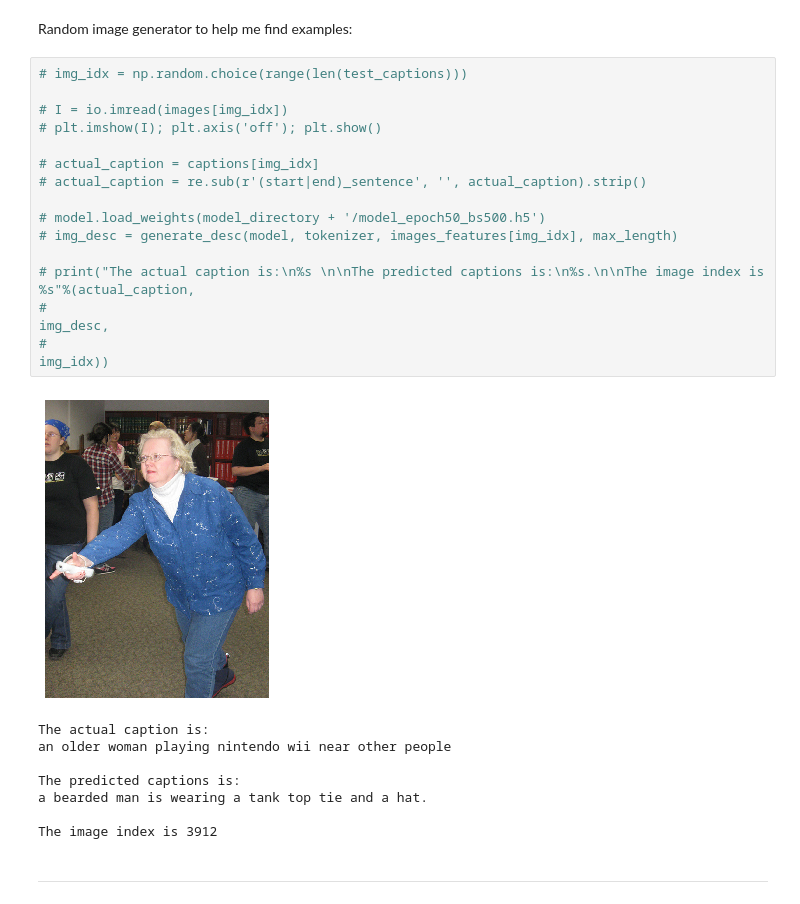
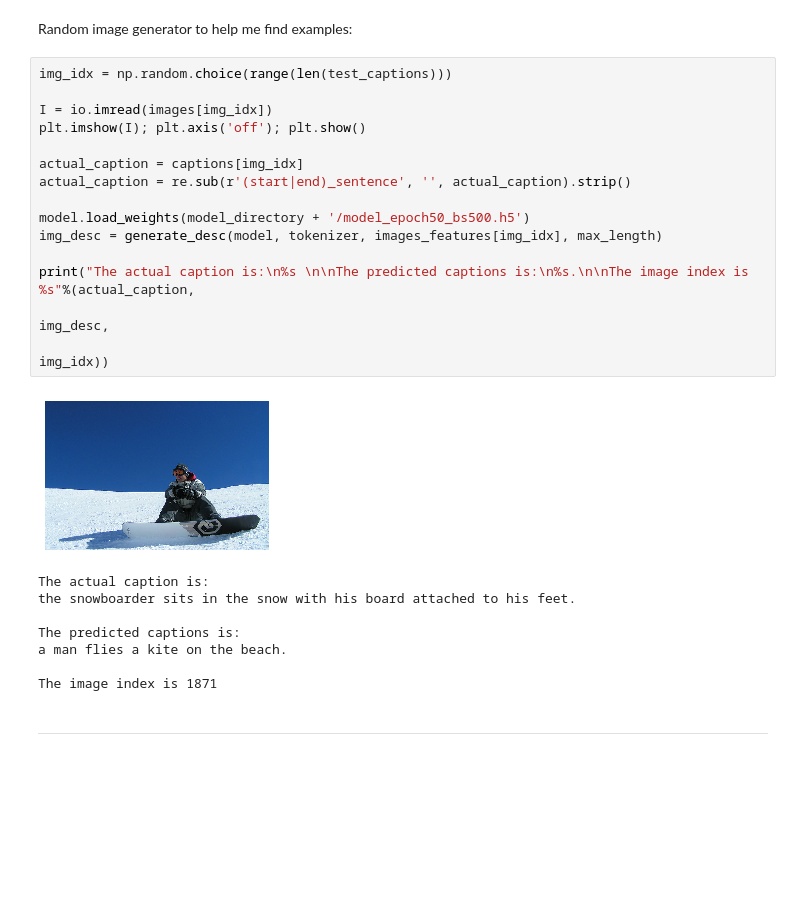
Before and after one commit to TianyuanCai/image_captioning, a Jupyter notebook: ImageCaptioning_CaiTianyuan_Solution.ipynb, the cells around one changed output. Saved outputs shown, nothing was run; the diff lists cells and outputs as text; blank space fills up the shorter version.

```diff
--- a/ImageCaptioning_CaiTianyuan_Solution.ipynb
+++ b/ImageCaptioning_CaiTianyuan_Solution.ipynb
@@ -1002,29 +976,29 @@ Resulting BLEU score is 1.3926576473519284e-231
 # %% [markdown]
 Random image generator to help me find examples:
 # %%
-# img_idx = np.random.choice(range(len(test_captions)))
+img_idx = np.random.choice(range(len(test_captions)))
 
-# I = io.imread(images[img_idx])
-# plt.imshow(I); plt.axis('off'); plt.show()
+I = io.imread(images[img_idx])
+plt.imshow(I); plt.axis('off'); plt.show()
 
-# actual_caption = captions[img_idx]
-# actual_caption = re.sub(r'(start|end)_sentence', '', actual_caption).strip()
+actual_caption = captions[img_idx]
+actual_caption = re.sub(r'(start|end)_sentence', '', actual_caption).strip()
 
-# model.load_weights(model_directory + '/model_epoch50_bs500.h5')
-# img_desc = generate_desc(model, tokenizer, images_features[img_idx], max_length)
+model.load_weights(model_directory + '/model_epoch50_bs500.h5')
+img_desc = generate_desc(model, tokenizer, images_features[img_idx], max_length)
 
-# print("The actual caption is:\n%s \n\nThe predicted captions is:\n%s.\n\nThe image index is %s"%(actual_caption,
-#                                                                                               img_desc,
-#                                                                                               img_idx))
+print("The actual caption is:\n%s \n\nThe predicted captions is:\n%s.\n\nThe image index is %s"%(actual_caption,
+                                                                                              img_desc,
+                                                                                              img_idx))
 # %% [output]
-[figure, old version]
+[figure, new version]
 The actual caption is:
-an older woman playing nintendo wii near other people
+the snowboarder sits in the snow with his board attached to his feet.
 
 The predicted captions is:
-a bearded man is wearing a tank top tie and a hat.
+a man flies a kite on the beach.
 
-The image index is 3912
+The image index is 1871
 # %% [markdown]
 ----
 # %% [markdown]
```
Also changed, not shown: parts of 13 cells of this notebook.
